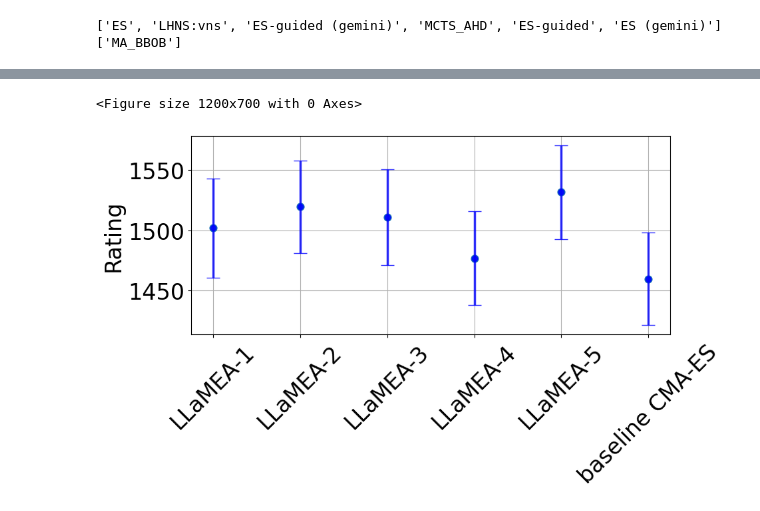
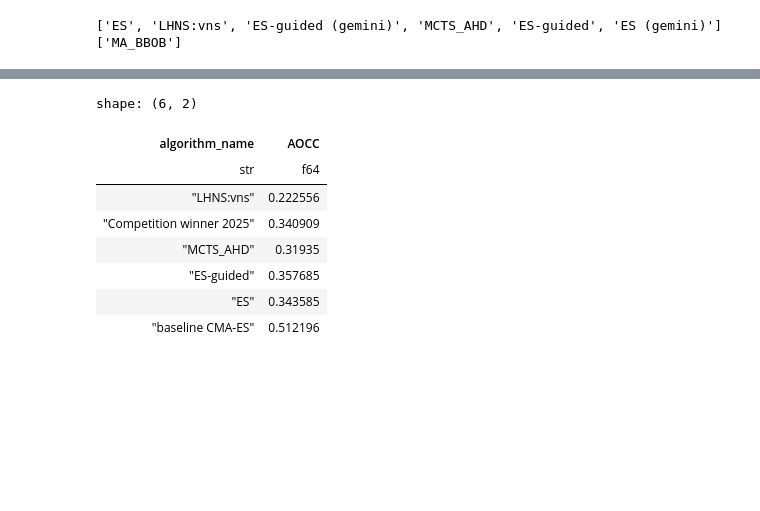
Before and after one commit to XAI-liacs/BLADE, a Jupyter notebook: examples/visualize_mabbob_guided.ipynb, the cells around one changed output, grey strips where cells are left out. Cells and saved outputs as stored; diff of their text form; code cells hidden in the pictures; blank space fills up the shorter version.

```diff
--- a/examples/visualize_mabbob_guided.ipynb
+++ b/examples/visualize_mabbob_guided.ipynb
@@ -326,27 +386,13 @@ shape: (6, 2)
-# %%
-_, ax = plt.subplots(1, 1, figsize=(12, 7))
-dt_elo = iohinspector.plot.plot_tournament_ranking(df, nrounds=100000, ax=ax)
-dt_elo_sorted = dt_elo.sort_values(by='algorithm_name')
-plt.clf()
-_, ax = plt.subplots(1, 1, figsize=(10, 8))
-sns.pointplot(data=dt_elo_sorted, x="algorithm_name", y="Rating", linestyle="none", ax=ax)
-
-ax.errorbar(
-    dt_elo_sorted["algorithm_name"],
-    dt_elo_sorted["Rating"],
-    yerr=dt_elo_sorted["Deviation"],
-    fmt="o",
-    color="blue",
-    alpha=0.8,
-    capsize=7,
-    elinewidth=2.5,
-)
-ax.grid()
-
-ax.tick_params(axis='x', rotation=45)
-ax.set_xlabel("")
-plt.tight_layout()
-plt.savefig("MABBOB-guided-elo.png")
-# %% [output]
-<Figure size 1200x700 with 0 Axes>
-[figure, removed]
+# %%
+df_eaf = iohinspector.metrics.transform_fval(df, 1e-8, 1e2)
+iohinspector.metrics.get_aocc(df_eaf.filter(pl.col("dimension") == 20), 10000, group_cols=['algorithm_name'])
+# %% [output]
+shape: (6, 2)
+| algorithm_name | AOCC |
+| str | f64 |
+| "LHNS:vns" | 0.222556 |
+| "Competition winner 2025" | 0.340909 |
+| "MCTS_AHD" | 0.31935 |
+| "ES-guided" | 0.357685 |
+| "ES" | 0.343585 |
+| "baseline CMA-ES" | 0.512196 |
```
Also changed, not shown: parts of 7 cells of this notebook, 2 other files.
